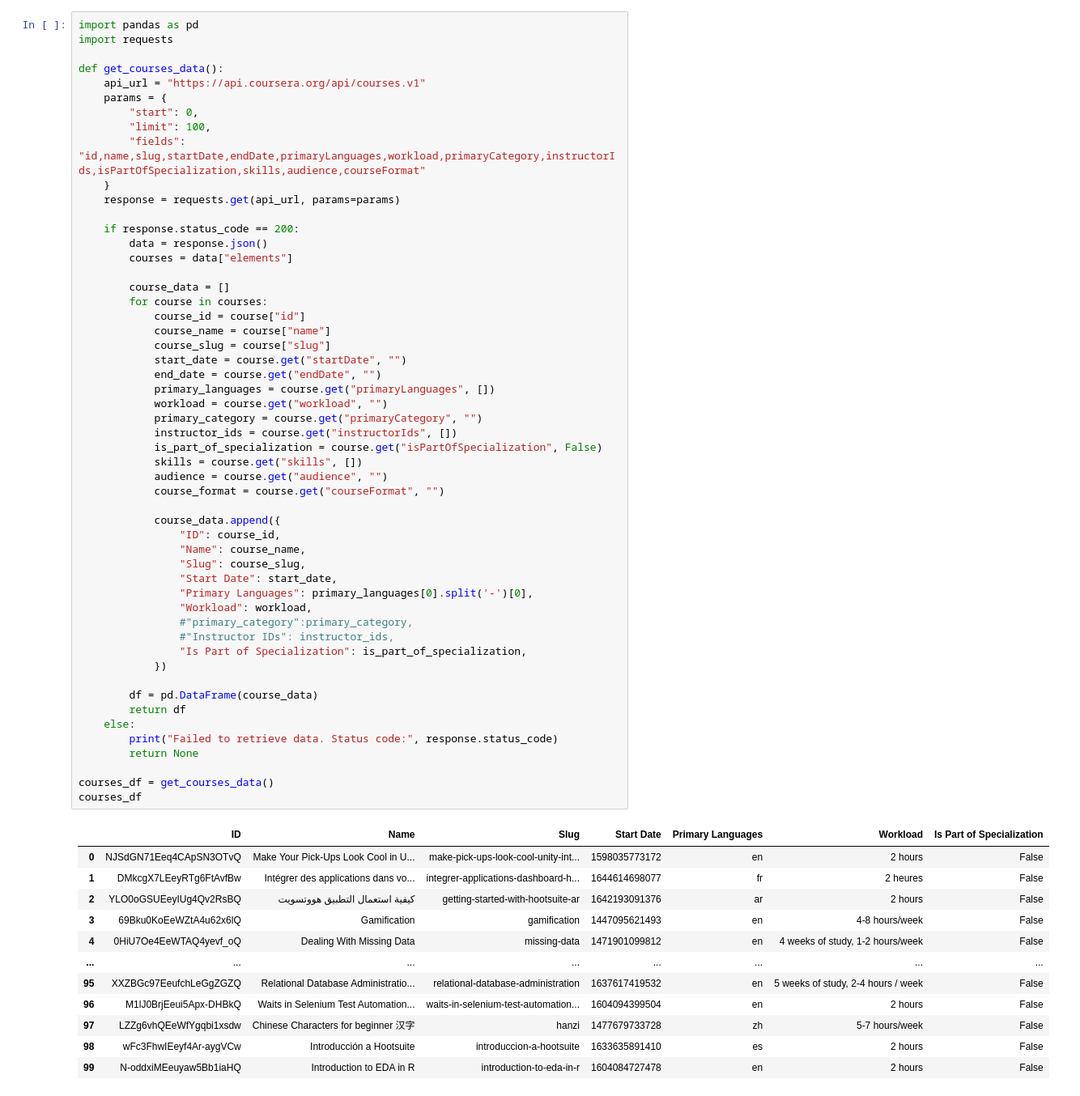
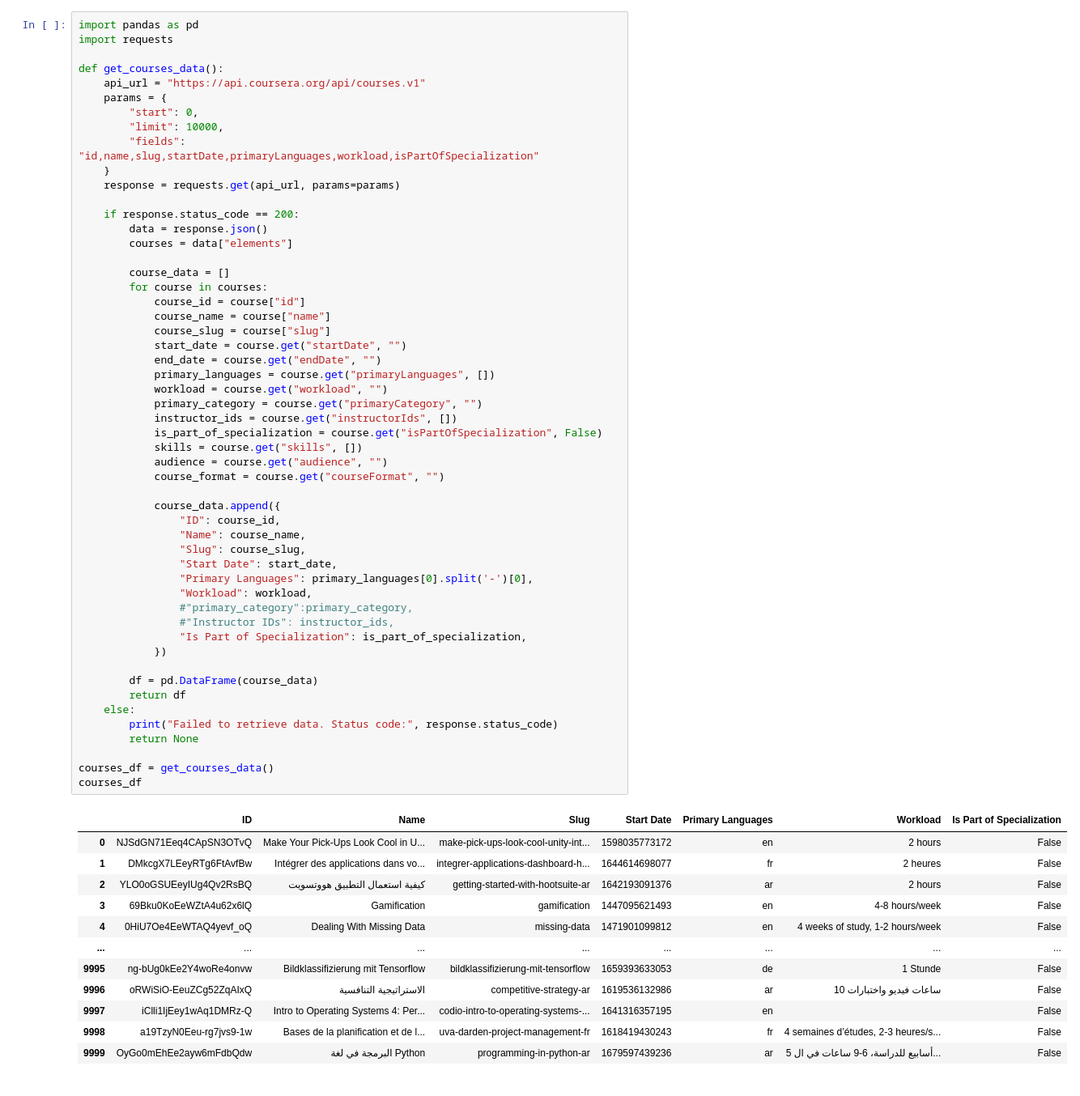
Before and after one commit to ngnma/Coursera-recommender-system, a Jupyter notebook: main.ipynb, the cells around one changed output. Shown: that part at 81% size. Cells and saved outputs as stored; diff of their text form.

Commit message:
start

```diff
--- a/main.ipynb
+++ b/main.ipynb
@@ -10,8 +10,8 @@ def get_courses_data():
     api_url = "https://api.coursera.org/api/courses.v1"
     params = {
         "start": 0,
-        "limit": 100,
-        "fields": "id,name,slug,startDate,endDate,primaryLanguages,workload,primaryCategory,instructorIds,isPartOfSpecialization,skills,audience,courseFormat"
+        "limit": 10000,
+        "fields": "id,name,slug,startDate,primaryLanguages,workload,isPartOfSpecialization"
     }
     response = requests.get(api_url, params=params)
 
@@ -36,35 +36,35 @@ def get_courses_data():
             course_format = course.get("courseFormat", "")
 
             course_data.append({
                 "ID": course_id,
                 "Name": course_name,
                 "Slug": course_slug,
                 "Start Date": start_date,
                 "Primary Languages": primary_languages[0].split('-')[0],
                 "Workload": workload,
                 #"primary_category":primary_category,
                 #"Instructor IDs": instructor_ids,
                 "Is Part of Specialization": is_part_of_specialization,
             })
 
         df = pd.DataFrame(course_data)
         return df
     else:
         print("Failed to retrieve data. Status code:", response.status_code)
         return None
 
 courses_df = get_courses_data()
 courses_df
 # %% [output]
 |  | ID | Name | Slug | Start Date | Primary Languages | Workload | Is Part of Specialization |
 | 0 | NJSdGN71Eeq4CApSN3OTvQ | Make Your Pick-Ups Look Cool in U... | make-pick-ups-look-cool-unity-int... | 1598035773172 | en | 2 hours | False |
 | 1 | DMkcgX7LEeyRTg6FtAvfBw | Intégrer des applications dans vo... | integrer-applications-dashboard-h... | 1644614698077 | fr | 2 heures | False |
 | 2 | YLO0oGSUEeyIUg4Qv2RsBQ | كيفية استعمال التطبيق هووتسويت | getting-started-with-hootsuite-ar | 1642193091376 | ar | 2 hours | False |
 | 3 | 69Bku0KoEeWZtA4u62x6lQ | Gamification | gamification | 1447095621493 | en | 4-8 hours/week | False |
 | 4 | 0HiU7Oe4EeWTAQ4yevf_oQ | Dealing With Missing Data | missing-data | 1471901099812 | en | 4 weeks of study, 1-2 hours/week | False |
 | ... | ... | ... | ... | ... | ... | ... | ... |
-| 95 | XXZBGc97EeufchLeGgZGZQ | Relational Database Administratio... | relational-database-administration | 1637617419532 | en | 5 weeks of study, 2-4 hours / week | False |
-| 96 | M1lJ0BrjEeui5Apx-DHBkQ | Waits in Selenium Test Automation... | waits-in-selenium-test-automation... | 1604094399504 | en | 2 hours | False |
-| 97 | LZZg6vhQEeWfYgqbi1xsdw | Chinese Characters for beginner 汉字 | hanzi | 1477679733728 | zh | 5-7 hours/week | False |
-| 98 | wFc3FhwIEeyf4Ar-aygVCw | Introducción a Hootsuite | introduccion-a-hootsuite | 1633635891410 | es | 2 hours | False |
-| 99 | N-oddxiMEeuyaw5Bb1iaHQ | Introduction to EDA in R | introduction-to-eda-in-r | 1604084727478 | en | 2 hours | False |
+| 9995 | ng-bUg0kEe2Y4woRe4onvw | Bildklassifizierung mit Tensorflow | bildklassifizierung-mit-tensorflow | 1659393633053 | de | 1 Stunde | False |
+| 9996 | oRWiSiO-EeuZCg52ZqAIxQ | الاستراتيجية التنافسية | competitive-strategy-ar | 1619536132986 | ar | 10 ساعات فيديو واختبارات | False |
+| 9997 | iClli1IjEey1wAq1DMRz-Q | Intro to Operating Systems 4: Per... | codio-intro-to-operating-systems-... | 1641316357195 | en |  | False |
+| 9998 | a19TzyN0Eeu-rg7jvs9-1w | Bases de la planification et de l... | uva-darden-project-management-fr | 1618419430243 | fr | 4 semaines d’études, 2-3 heures/s... | False |
+| 9999 | OyGo0mEhEe2ayw6mFdbQdw | البرمجة في لغة Python | programming-in-python-ar | 1679597439236 | ar | 5 أسابيع للدراسة، 6-9 ساعات في ال... | False |
```
Also changed, not shown: parts of 13 cells of this notebook, 1 other file.
